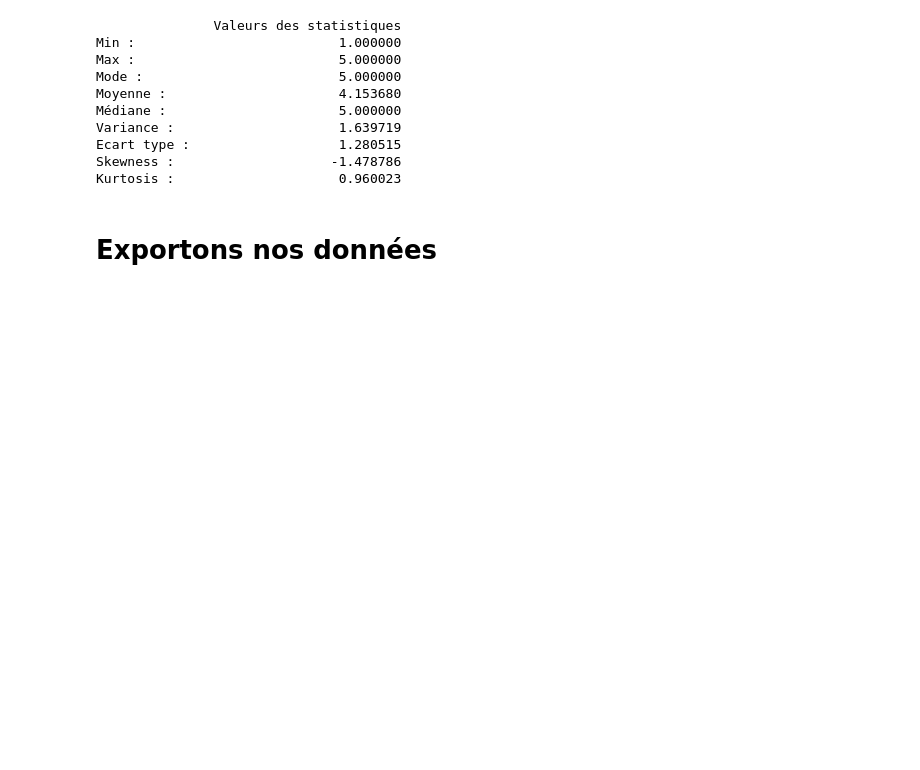
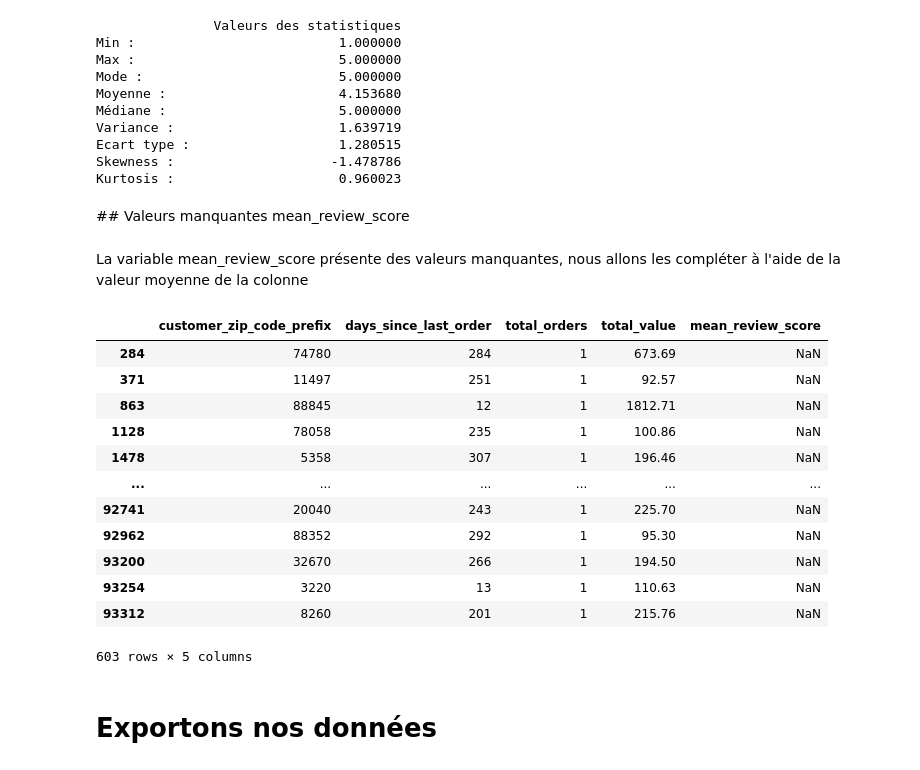
Before and after one commit to lalende/OpenClassRooms-Certification-Data-Scientist, a Jupyter notebook: Projet 5 - Segmentez des clients d'un site e-commerce/Projet 5 - Exploration.ipynb, the cells around one changed output. Drawn from its saved outputs; the diff is of its cells as text; code cells hidden in the pictures; blank space fills up the shorter version.

Commit message:
Fin exploration (correction valeurs manquantes) + requêtes SQL

```diff
--- a/Projet 5 - Segmentez des clients d'un site e-commerce/Projet 5 - Exploration.ipynb
+++ b/Projet 5 - Segmentez des clients d'un site e-commerce/Projet 5 - Exploration.ipynb
@@ -581,6 +581,26 @@ Variance :                     1.639719
 Ecart type :                   1.280515
 Skewness :                    -1.478786
 Kurtosis :                     0.960023
+# %% [markdown]
+## Valeurs manquantes mean_review_score
+# %% [markdown]
+La variable mean_review_score présente des valeurs manquantes, nous allons les compléter à l'aide de la valeur moyenne de la colonne
+# %%
+df.loc[df["mean_review_score"].isnull(), "mea"]
+# %% [output]
+|  | customer_zip_code_prefix | days_since_last_order | total_orders | total_value | mean_review_score |
+| 284 | 74780 | 284 | 1 | 673.69 | NaN |
+| 371 | 11497 | 251 | 1 | 92.57 | NaN |
+| 863 | 88845 | 12 | 1 | 1812.71 | NaN |
+| 1128 | 78058 | 235 | 1 | 100.86 | NaN |
+| 1478 | 5358 | 307 | 1 | 196.46 | NaN |
+| ... | ... | ... | ... | ... | ... |
+| 92741 | 20040 | 243 | 1 | 225.70 | NaN |
+| 92962 | 88352 | 292 | 1 | 95.30 | NaN |
+| 93200 | 32670 | 266 | 1 | 194.50 | NaN |
+| 93254 | 3220 | 13 | 1 | 110.63 | NaN |
+| 93312 | 8260 | 201 | 1 | 215.76 | NaN |
+603 rows × 5 columns
 # %% [markdown]
 # Exportons nos données
 # %%
```
